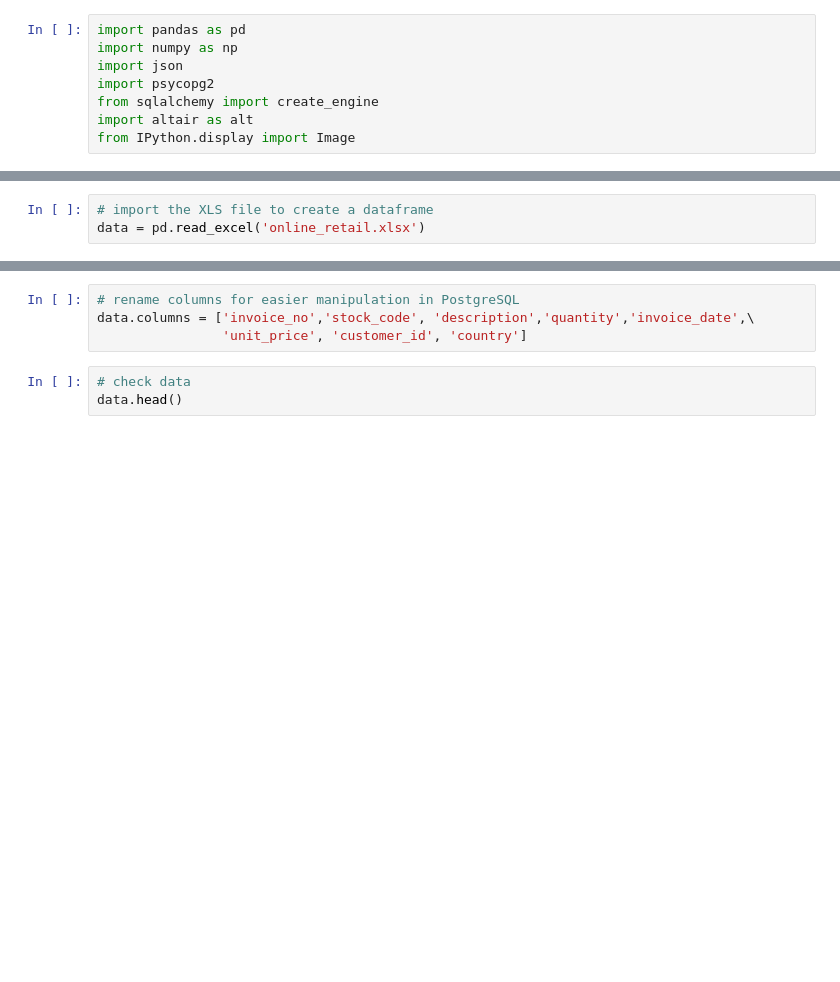
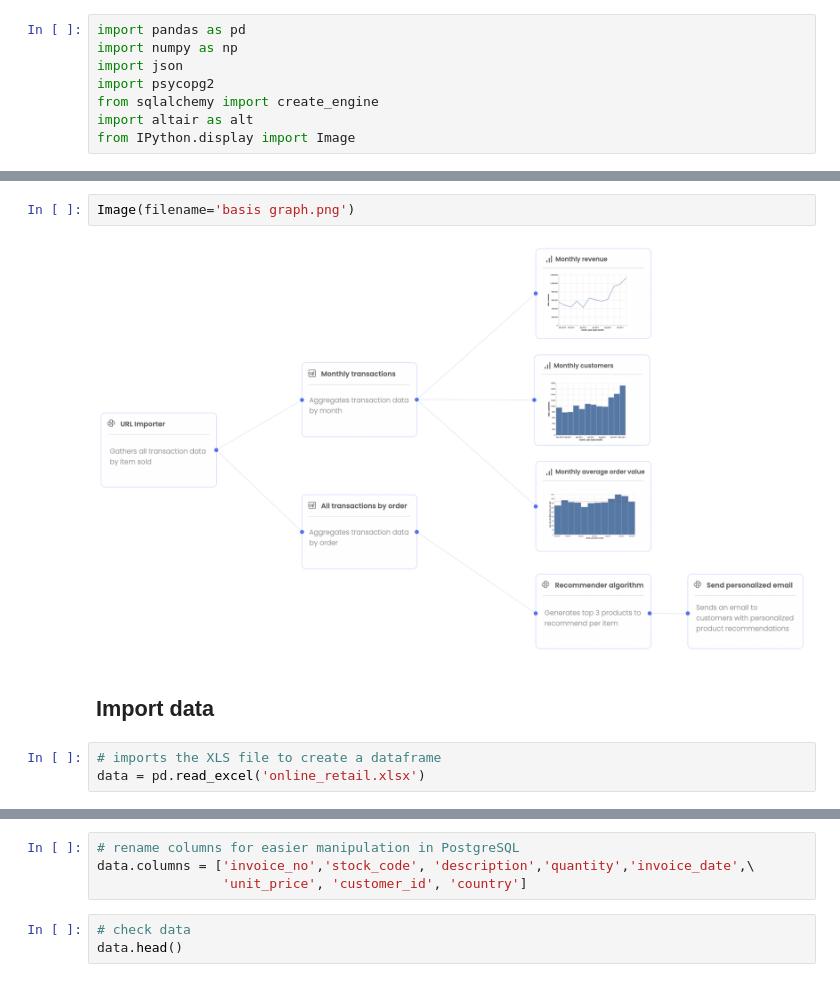
Before and after one commit to paulina-marron/Basis, a Jupyter notebook: ecommerce_basis.ipynb, the cells around one changed output, grey strips where cells are left out. Drawn from its saved outputs; the diff is of its cells as text; blank space fills up the shorter version.

```diff
--- a/ecommerce_basis.ipynb
+++ b/ecommerce_basis.ipynb
@@ -9,4 +21,10 @@ from IPython.display import Image
+# %%
+Image(filename='basis graph.png')
+# %% [output]
+[figure, added]
+# %% [markdown]
+## Import data
 # %%
-# import the XLS file to create a dataframe
+# imports the XLS file to create a dataframe
 data = pd.read_excel('online_retail.xlsx')
 # %%
```
Also changed, not shown: parts of 31 cells of this notebook.
